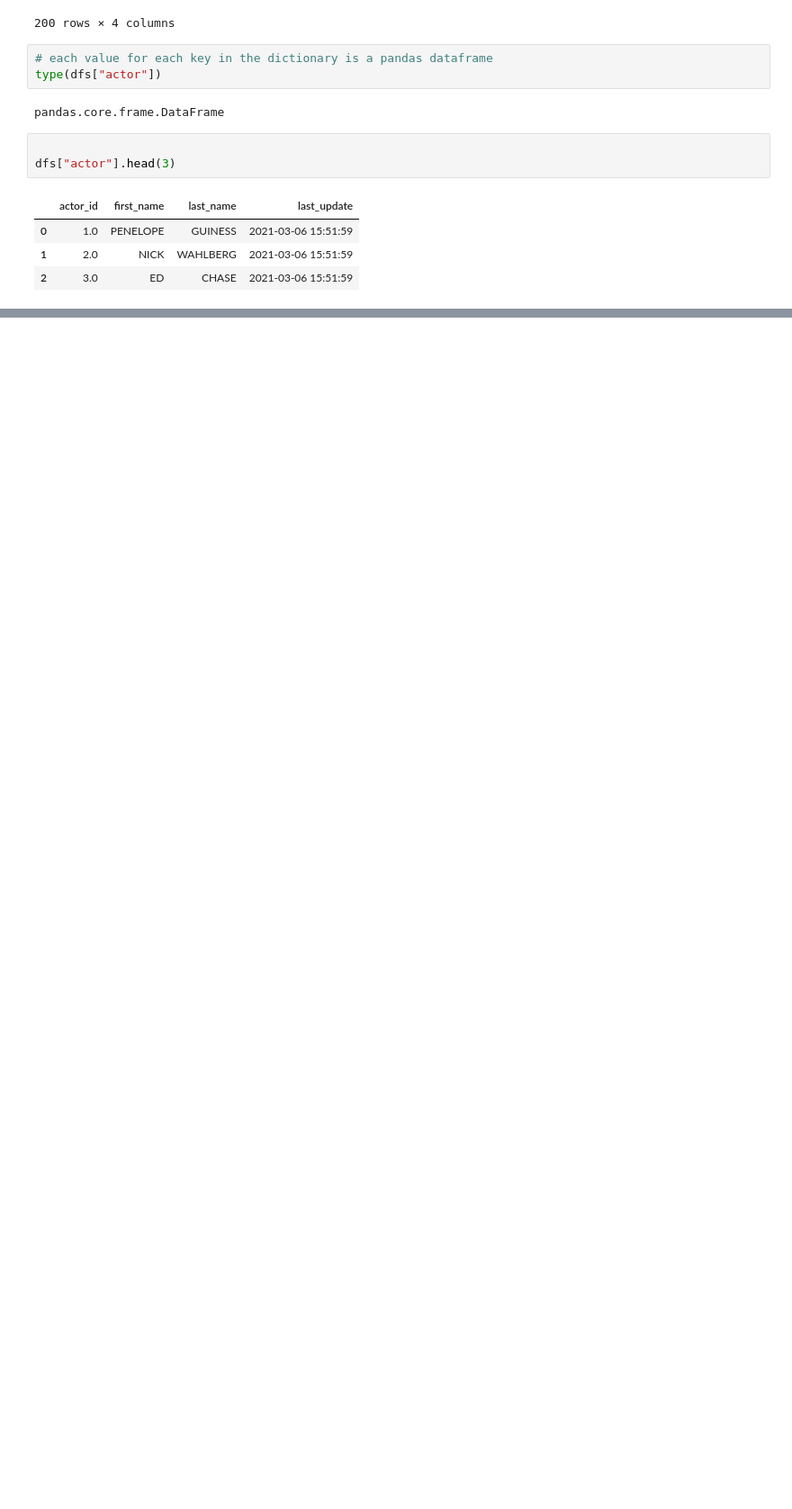
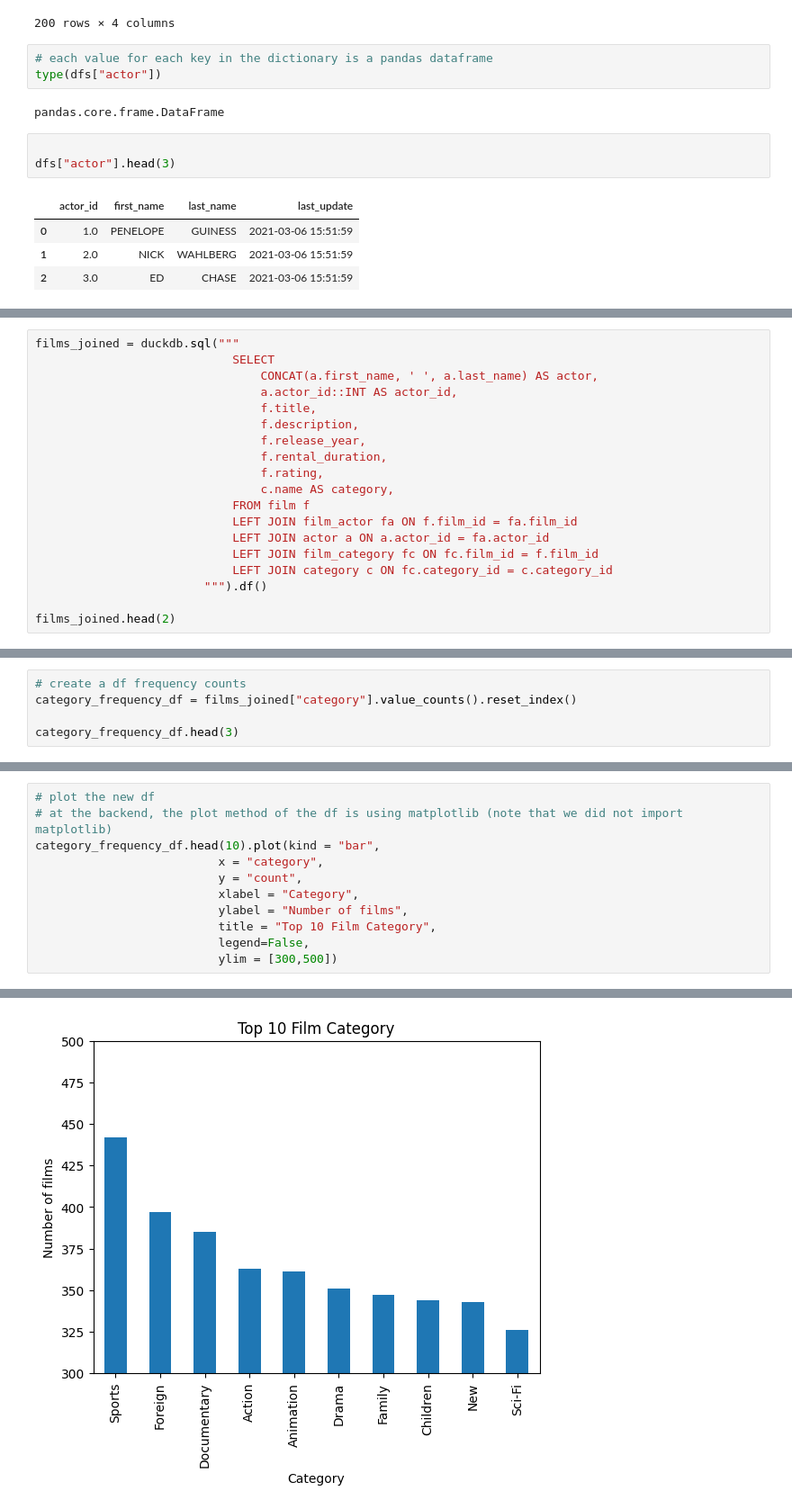
Before and after one commit to ghaliaghazal/sql_Ghalia_Ghazal_DE25, a Jupyter notebook: week4_query_sakila/pandas_duckdb.ipynb, the cells around one changed output, grey strips where cells are left out. Shown: that part at 90% size. Drawn from its saved outputs; the diff is of its cells as text; blank space fills up the shorter version.

Commit message:
uppdate graphs

```diff
--- a/week4_query_sakila/pandas_duckdb.ipynb
+++ b/week4_query_sakila/pandas_duckdb.ipynb
@@ -81,0 +106,19 @@ dfs["actor"].head(3)
+# %%
+films_joined = duckdb.sql("""
+                            SELECT
+                                CONCAT(a.first_name, ' ', a.last_name) AS actor,
+                                a.actor_id::INT AS actor_id,
+                                f.title,
+                                f.description,
+                                f.release_year,
+                                f.rental_duration,
+                                f.rating,
+                                c.name AS category,
+                            FROM film f
+                            LEFT JOIN film_actor fa ON f.film_id = fa.film_id
+                            LEFT JOIN actor a ON a.actor_id = fa.actor_id
+                            LEFT JOIN film_category fc ON fc.film_id = f.film_id
+                            LEFT JOIN category c ON fc.category_id = c.category_id
+                        """).df()
+
+films_joined.head(2)
@@ -87,0 +187,5 @@ dfs["actor"].head(3)
+# %%
+# create a df frequency counts
+category_frequency_df = films_joined["category"].value_counts().reset_index()
+
+category_frequency_df.head(3)
@@ -87,0 +199,12 @@ dfs["actor"].head(3)
+# %%
+# plot the new df
+# at the backend, the plot method of the df is using matplotlib (note that we did not import matplotlib)
+category_frequency_df.head(10).plot(kind = "bar",
+                          x = "category",
+                          y = "count",
+                          xlabel = "Category",
+                          ylabel = "Number of films",
+                          title = "Top 10 Film Category",
+                          legend=False,
+                          ylim = [300,500])
+# %% [output]
@@ -87,0 +212 @@ dfs["actor"].head(3)
+[figure, added]
```
Also changed, not shown: parts of 14 cells of this notebook.
